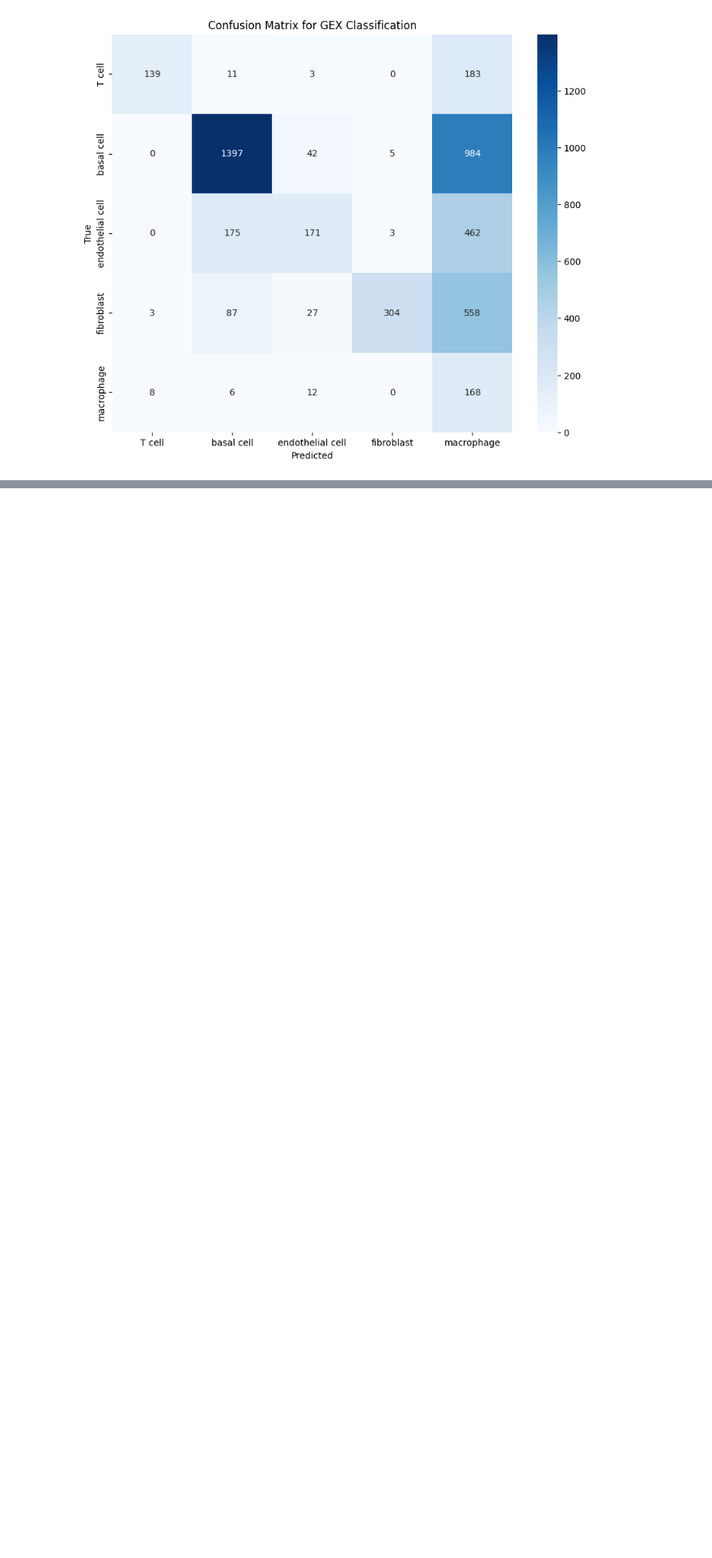
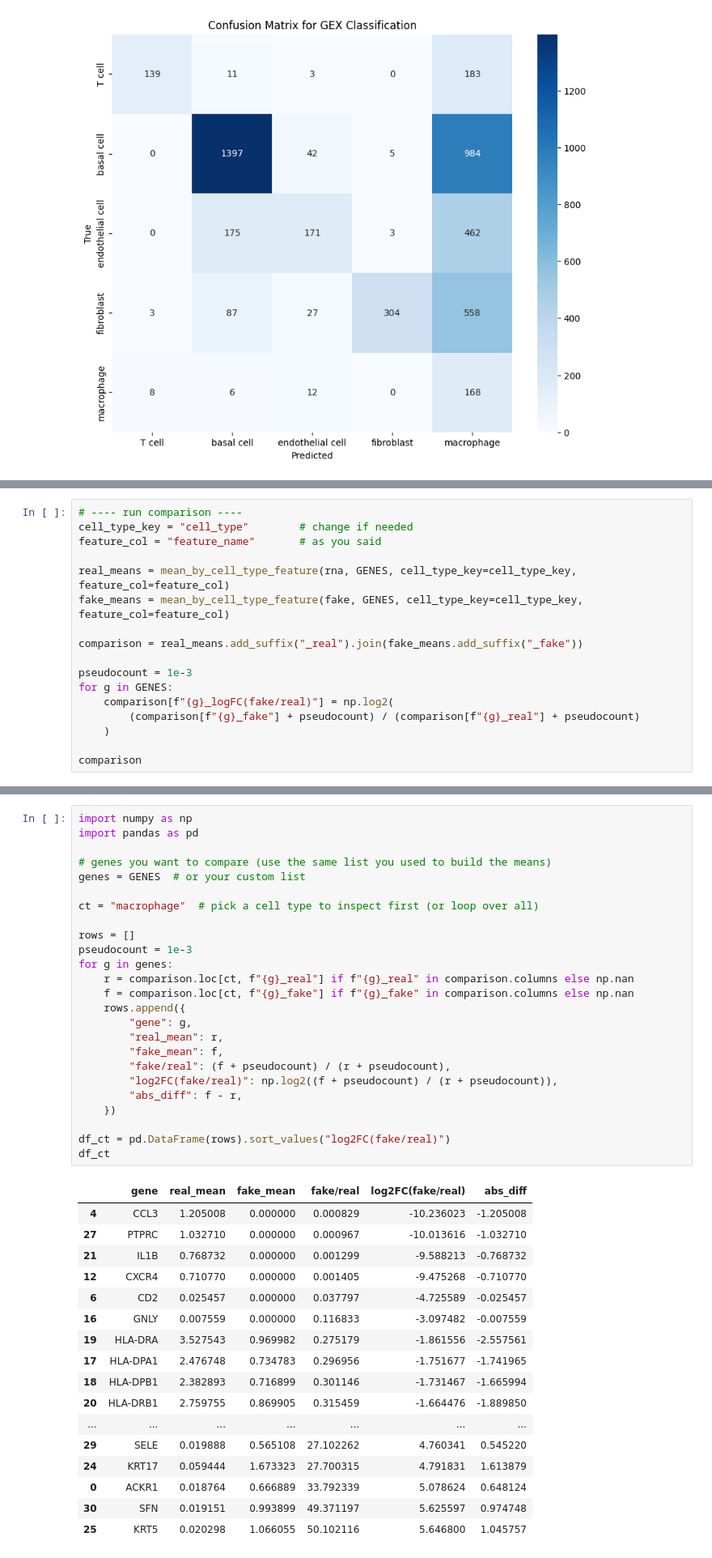
Before and after one commit to lorenzoturiano/GENESIS, a Jupyter notebook: classification.ipynb, the cells around one changed output, grey strips where cells are left out. Shown at 81% size. Saved outputs shown, nothing was run; the diff lists cells and outputs as text; blank space fills up the shorter version.

```diff
--- a/classification.ipynb
+++ b/classification.ipynb
@@ -698,0 +752,17 @@ NameError: name 'y_true' is not defined
+# %%
+# ---- run comparison ----
+cell_type_key = "cell_type"        # change if needed
+feature_col = "feature_name"       # as you said
+
+real_means = mean_by_cell_type_feature(rna, GENES, cell_type_key=cell_type_key, feature_col=feature_col)
+fake_means = mean_by_cell_type_feature(fake, GENES, cell_type_key=cell_type_key, feature_col=feature_col)
+
+comparison = real_means.add_suffix("_real").join(fake_means.add_suffix("_fake"))
+
+pseudocount = 1e-3
+for g in GENES:
+    comparison[f"{g}_logFC(fake/real)"] = np.log2(
+        (comparison[f"{g}_fake"] + pseudocount) / (comparison[f"{g}_real"] + pseudocount)
+    )
+
+comparison
@@ -698,0 +778,43 @@ NameError: name 'y_true' is not defined
+# %%
+import numpy as np
+import pandas as pd
+
+# genes you want to compare (use the same list you used to build the means)
+genes = GENES  # or your custom list
+
+ct = "macrophage"  # pick a cell type to inspect first (or loop over all)
+
+rows = []
+pseudocount = 1e-3
+for g in genes:
+    r = comparison.loc[ct, f"{g}_real"] if f"{g}_real" in comparison.columns else np.nan
+    f = comparison.loc[ct, f"{g}_fake"] if f"{g}_fake" in comparison.columns else np.nan
+    rows.append({
+        "gene": g,
+        "real_mean": r,
+        "fake_mean": f,
+        "fake/real": (f + pseudocount) / (r + pseudocount),
+        "log2FC(fake/real)": np.log2((f + pseudocount) / (r + pseudocount)),
+        "abs_diff": f - r,
+    })
+
+df_ct = pd.DataFrame(rows).sort_values("log2FC(fake/real)")
+df_ct
+# %% [output]
+|  | gene | real_mean | fake_mean | fake/real | log2FC(fake/real) | abs_diff |
+| 4 | CCL3 | 1.205008 | 0.000000 | 0.000829 | -10.236023 | -1.205008 |
+| 27 | PTPRC | 1.032710 | 0.000000 | 0.000967 | -10.013616 | -1.032710 |
+| 21 | IL1B | 0.768732 | 0.000000 | 0.001299 | -9.588213 | -0.768732 |
+| 12 | CXCR4 | 0.710770 | 0.000000 | 0.001405 | -9.475268 | -0.710770 |
+| 6 | CD2 | 0.025457 | 0.000000 | 0.037797 | -4.725589 | -0.025457 |
+| 16 | GNLY | 0.007559 | 0.000000 | 0.116833 | -3.097482 | -0.007559 |
+| 19 | HLA-DRA | 3.527543 | 0.969982 | 0.275179 | -1.861556 | -2.557561 |
+| 17 | HLA-DPA1 | 2.476748 | 0.734783 | 0.296956 | -1.751677 | -1.741965 |
+| 18 | HLA-DPB1 | 2.382893 | 0.716899 | 0.301146 | -1.731467 | -1.665994 |
+| 20 | HLA-DRB1 | 2.759755 | 0.869905 | 0.315459 | -1.664476 | -1.889850 |
+| ... | ... | ... | ... | ... | ... | ... |
+| 29 | SELE | 0.019888 | 0.565108 | 27.102262 | 4.760341 | 0.545220 |
+| 24 | KRT17 | 0.059444 | 1.673323 | 27.700315 | 4.791831 | 1.613879 |
+| 0 | ACKR1 | 0.018764 | 0.666889 | 33.792339 | 5.078624 | 0.648124 |
+| 30 | SFN | 0.019151 | 0.993899 | 49.371197 | 5.625597 | 0.974748 |
+| 25 | KRT5 | 0.020298 | 1.066055 | 50.102116 | 5.646800 | 1.045757 |
```
Also changed, not shown: parts of 21 cells of this notebook, 2 other files.
